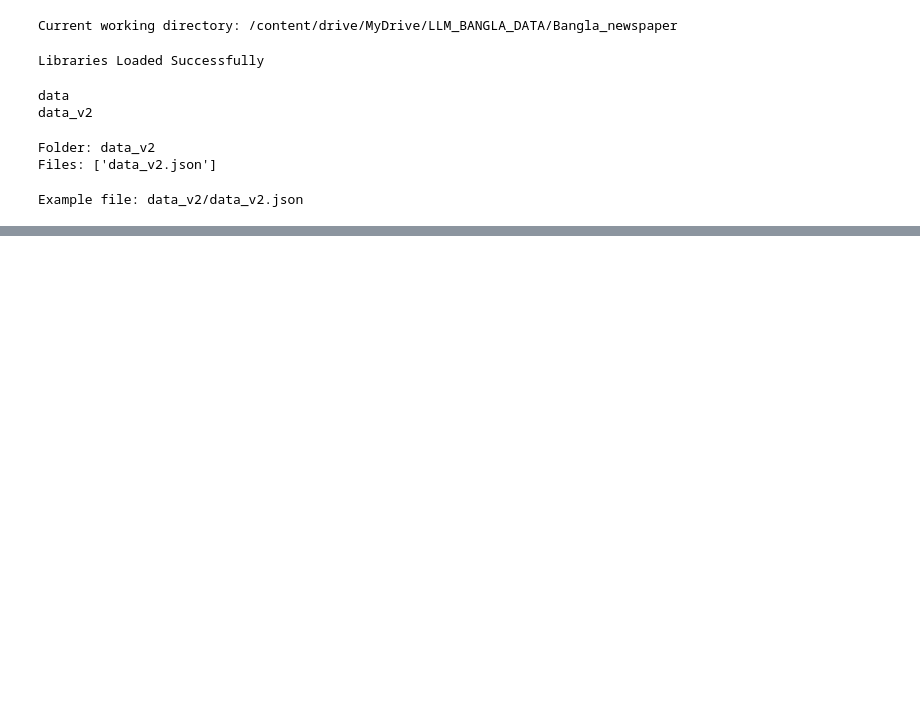
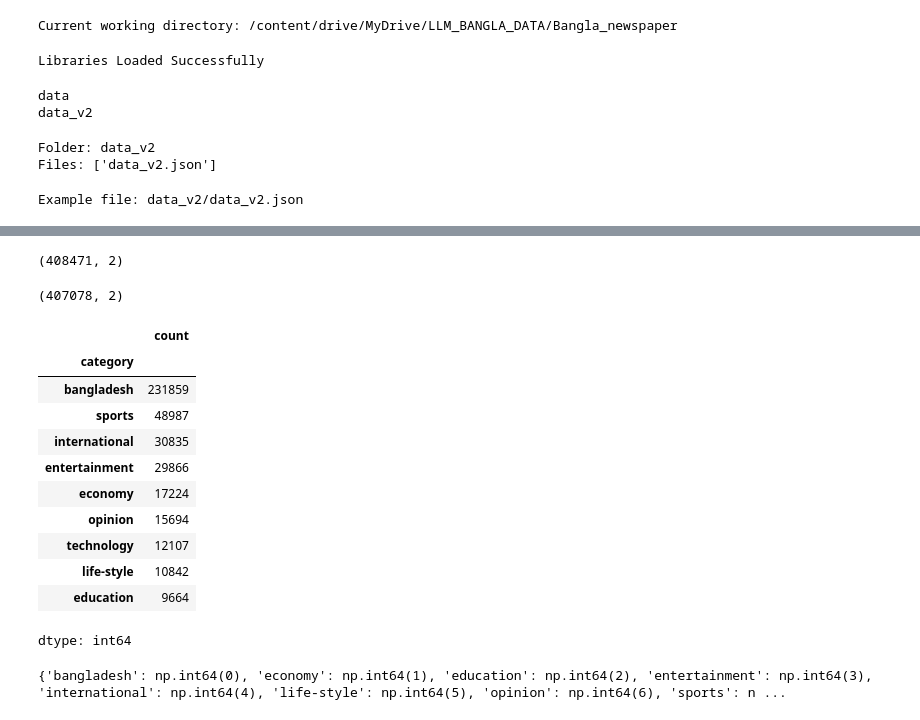
Before and after one commit to mahmudscode/NLP_work, a Jupyter notebook: NLP_WORK.ipynb, the cells around one changed output, grey strips where cells are left out. Cells and saved outputs as stored; diff of their text form; code cells hidden in the pictures; blank space fills up the shorter version.

```diff
--- a/NLP_WORK.ipynb
+++ b/NLP_WORK.ipynb
@@ -85,0 +140,15 @@ print(len(data))
+# %%
+df["text"] = (
+    df["title"].fillna("")
+    + " "
+    + df["content"].fillna("")
+)
+
+df = df[
+    [
+        "text",
+        "category"
+    ]
+]
+
+df.head()
@@ -85,0 +162,29 @@ print(len(data))
+# %%
+df = df.dropna()
+
+print(df.shape)
+# %% [output]
+(408471, 2)
+# %%
+df = df.drop_duplicates(
+    subset=["text"]
+)
+
+print(df.shape)
+# %% [output]
+(407078, 2)
+# %%
+df["category"].value_counts()
+# %% [output]
+|  | count |
+| category |  |
+| bangladesh | 231859 |
+| sports | 48987 |
+| international | 30835 |
+| entertainment | 29866 |
+| economy | 17224 |
+| opinion | 15694 |
+| technology | 12107 |
+| life-style | 10842 |
+| education | 9664 |
+dtype: int64
@@ -85,0 +227,21 @@ print(len(data))
+# %%
+from sklearn.preprocessing import LabelEncoder
+
+encoder = LabelEncoder()
+
+df["label"] = encoder.fit_transform(
+    df["category"]
+)
+
+label_map = dict(
+    zip(
+        encoder.classes_,
+        encoder.transform(
+            encoder.classes_
+        )
+    )
+)
+
+print(label_map)
+# %% [output]
+{'bangladesh': np.int64(0), 'economy': np.int64(1), 'education': np.int64(2), 'entertainment': np.int64(3), 'international': np.int64(4), 'life-style': np.int64(5), 'opinion': np.int64(6), 'sports': n ...
```
Also changed, not shown: parts of 13 cells of this notebook.
